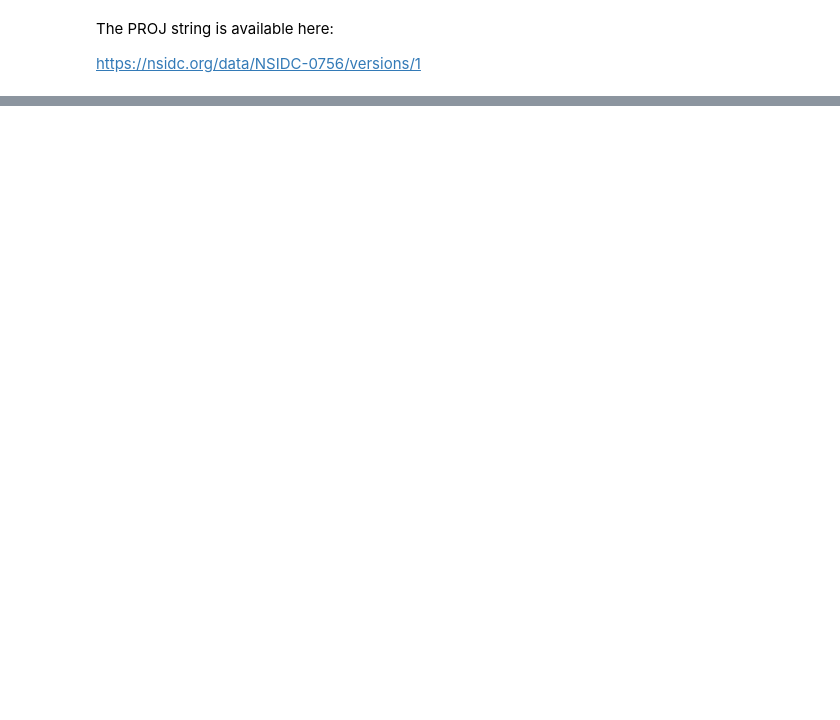
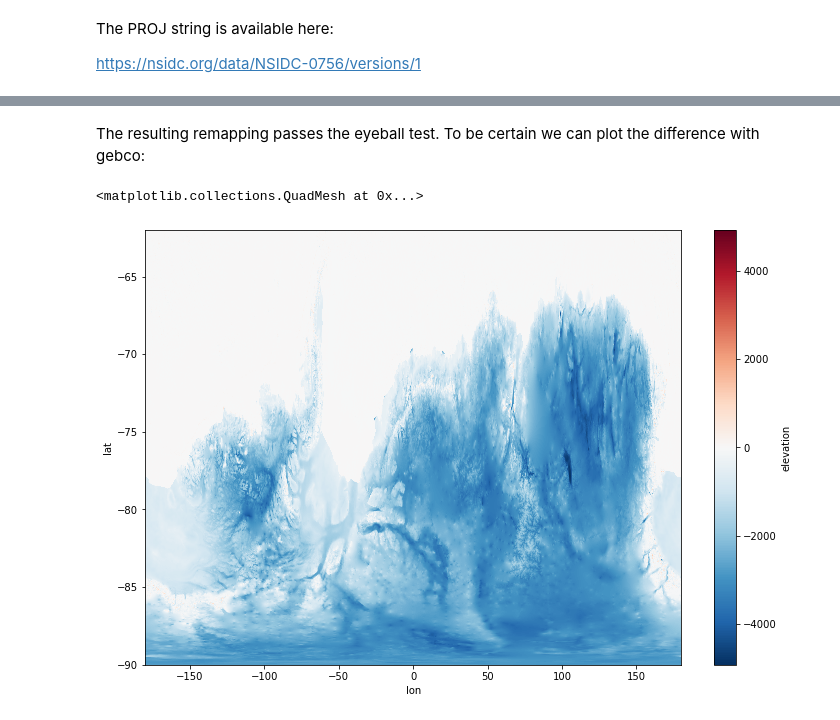
Before and after one commit to raphaeldussin/OM4_125_bedmachine_ant1, a Jupyter notebook: raw_data/Remapping_bedmachine.ipynb, the cells around one changed output, grey strips where cells are left out. Cells and saved outputs as stored; diff of their text form; code cells hidden in the pictures; blank space fills up the shorter version.

```diff
--- a/raw_data/Remapping_bedmachine.ipynb
+++ b/raw_data/Remapping_bedmachine.ipynb
@@ -300,0 +255,9 @@ h2_regrid_log.plot(figsize=[12,8], x='lon', y='lat', vmin=1, vmax=3)
+# %% [markdown]
+The resulting remapping passes the eyeball test. To be certain we can plot the difference with gebco:
+# %%
+plt.figure(figsize=[12,8])
+diffbathy = bedmachine_remapped['elevation'].astype(np.int16) - gebco_SO['elevation']
+diffbathy.plot()
+# %% [output]
+<matplotlib.collections.QuadMesh at 0x...>
+[figure, added]
```
Also changed, not shown: parts of 70 cells of this notebook, 1 other file.
